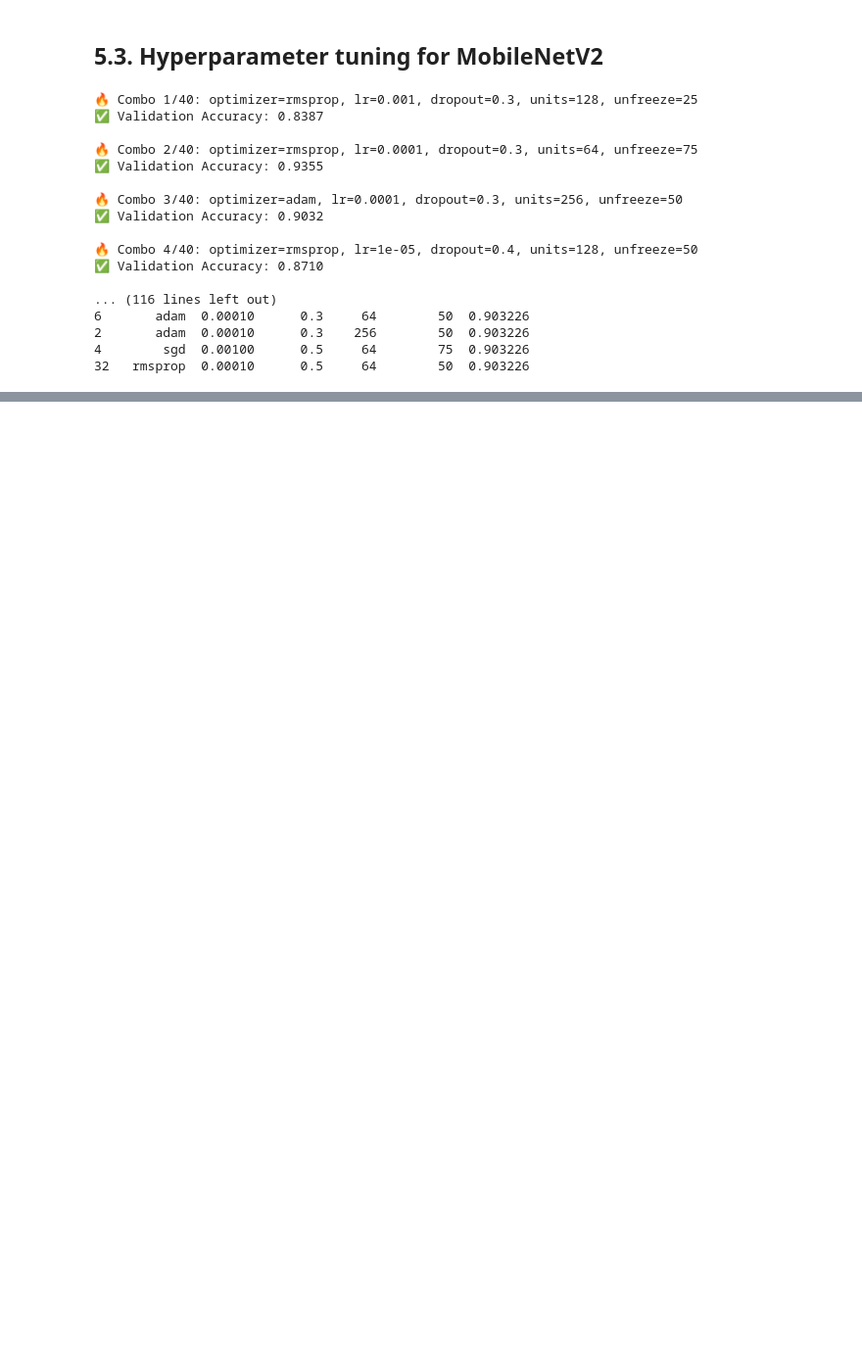
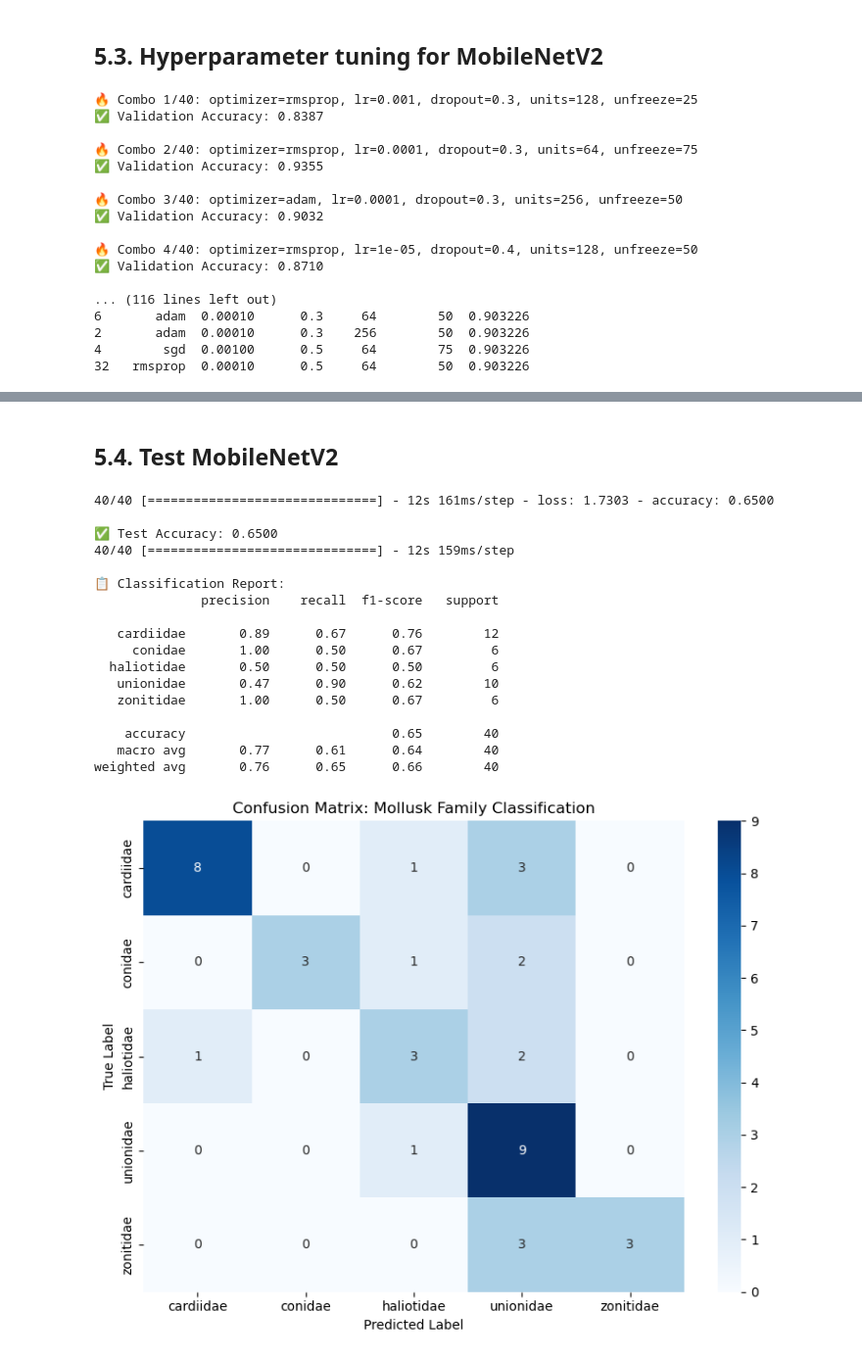
Before and after one commit to xandga/DeepLearning2425, a Jupyter notebook: 5. Phylum Mollusca.ipynb, the cells around one changed output, grey strips where cells are left out. Shown at 98% size. Saved outputs shown, nothing was run; the diff lists cells and outputs as text; code cells hidden in the pictures; blank space fills up the shorter version.

Commit message:
test data classification

```diff
--- a/5. Phylum Mollusca.ipynb
+++ b/5. Phylum Mollusca.ipynb
@@ -576,0 +661,54 @@ print(df_results.head(10))
+# %% [markdown]
+## 5.4. Test MobileNetV2 <a class="anchor" id="testMobileNetV2"></a>
+# %%
+# Load your trained model
+model = load_model("mollusca_classifier.h5")
+
+# Evaluate on the test generator
+loss, acc = model.evaluate(test_generator, verbose=1)
+print(f"\n✅ Test Accuracy: {acc:.4f}")
+
+# Predict class probabilities
+y_pred_probs = model.predict(test_generator)
+y_pred = np.argmax(y_pred_probs, axis=1)
+y_true = test_generator.classes
+
+# Get class labels
+class_labels = list(test_generator.class_indices.keys())
+
+# Classification report
+print("\n📋 Classification Report:")
+print(classification_report(y_true, y_pred, target_names=class_labels))
+
+# Confusion matrix
+cm = confusion_matrix(y_true, y_pred)
+
+# Plot confusion matrix
+plt.figure(figsize=(8, 6))
+sns.heatmap(cm, annot=True, fmt='d', cmap='Blues',
+            xticklabels=class_labels,
+            yticklabels=class_labels)
+plt.title("Confusion Matrix: Mollusk Family Classification")
+plt.xlabel("Predicted Label")
+plt.ylabel("True Label")
+plt.tight_layout()
+plt.show()
+# %% [output]
+40/40 [==============================] - 12s 161ms/step - loss: 1.7303 - accuracy: 0.6500
+
+✅ Test Accuracy: 0.6500
+40/40 [==============================] - 12s 159ms/step
+
+📋 Classification Report:
+              precision    recall  f1-score   support
+
+   cardiidae       0.89      0.67      0.76        12
+     conidae       1.00      0.50      0.67         6
+  haliotidae       0.50      0.50      0.50         6
+   unionidae       0.47      0.90      0.62        10
+   zonitidae       1.00      0.50      0.67         6
+
+    accuracy                           0.65        40
+   macro avg       0.77      0.61      0.64        40
+weighted avg       0.76      0.65      0.66        40
+[figure, added]
```
Also changed, not shown: parts of 8 cells of this notebook, 1 other file.
